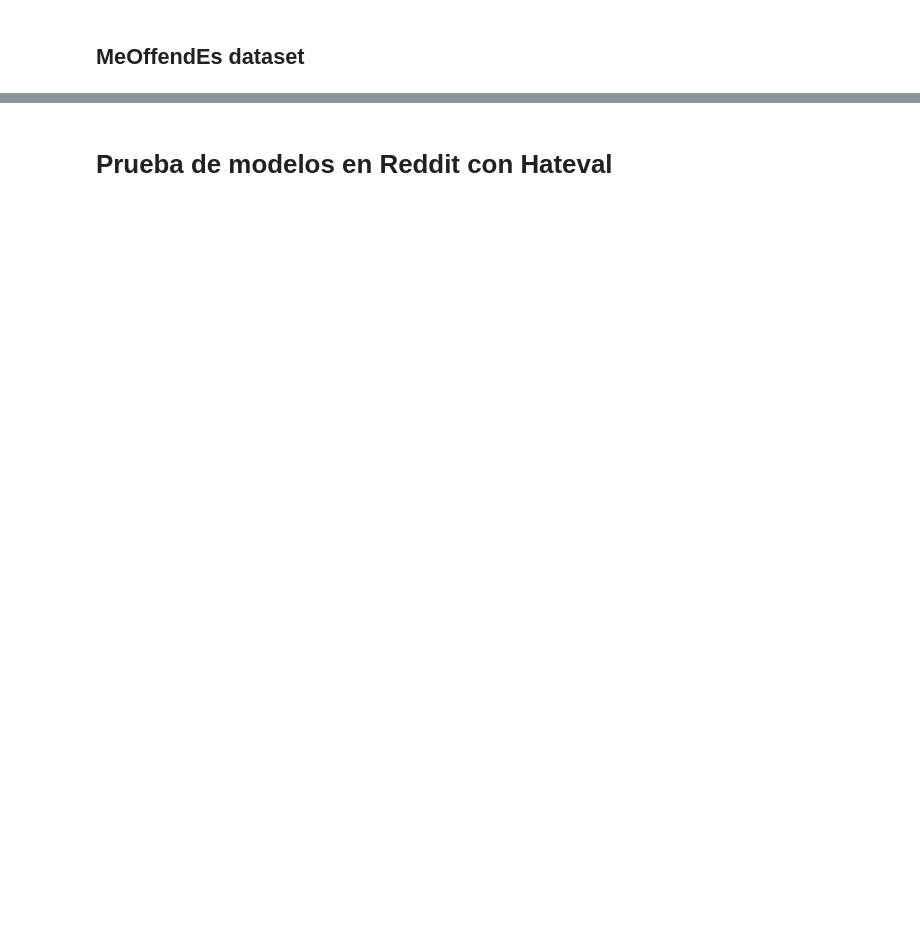
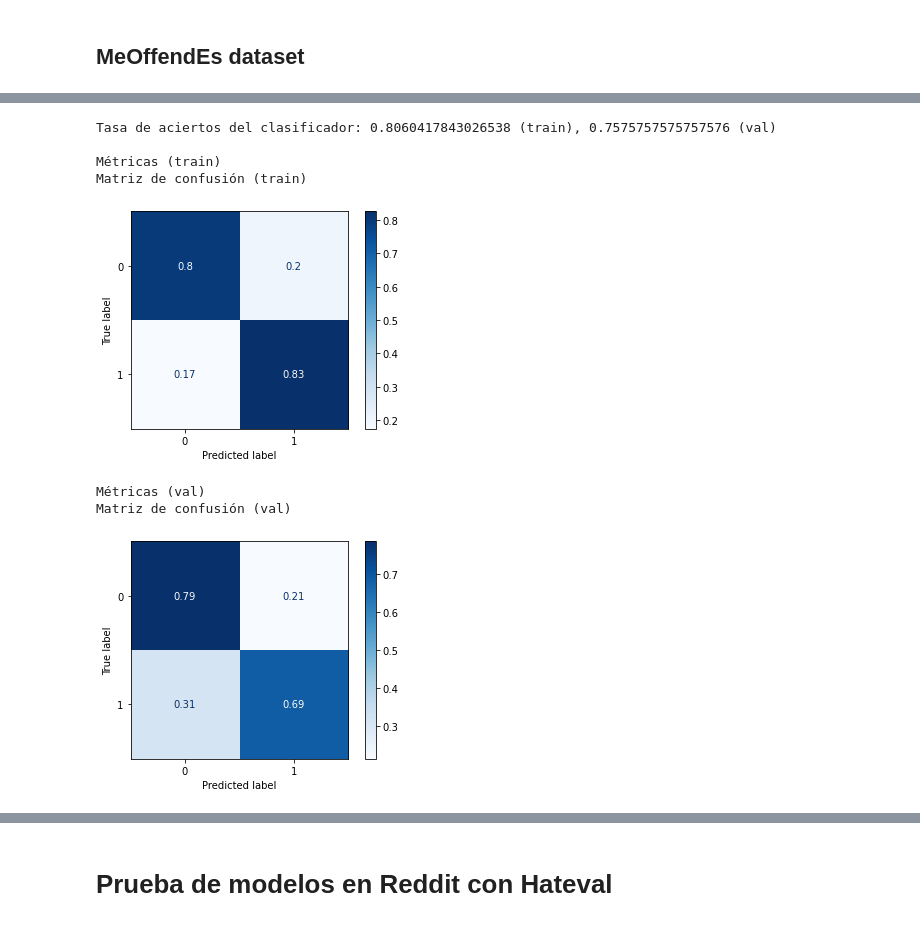
Before and after one commit to PerseoSoft/redditHateSpeech, a Jupyter notebook: src/detect_hate_speech.ipynb, the cells around one changed output, grey strips where cells are left out. Drawn from its saved outputs; the diff is of its cells as text; code cells hidden in the pictures; blank space fills up the shorter version.

```diff
--- a/src/detect_hate_speech.ipynb
+++ b/src/detect_hate_speech.ipynb
@@ -348,0 +353,15 @@ rf_meoffendes = RandomForestClassifier(random_state=42)
+# %%
+process_training_pipeline(meoffendmex_corpus_lines,
+                          cv_meoffendmex,
+                          y_meoffendmex,
+                          nb_meoffendmex
+                         )
+# %% [output]
+Tasa de aciertos del clasificador: 0.8060417843026538 (train), 0.7575757575757576 (val)
+
+Métricas (train)
+Matriz de confusión (train)
+[figure, added]
+Métricas (val)
+Matriz de confusión (val)
+[figure, added]
```
Also changed, not shown: parts of 31 cells of this notebook, 8 other files.
